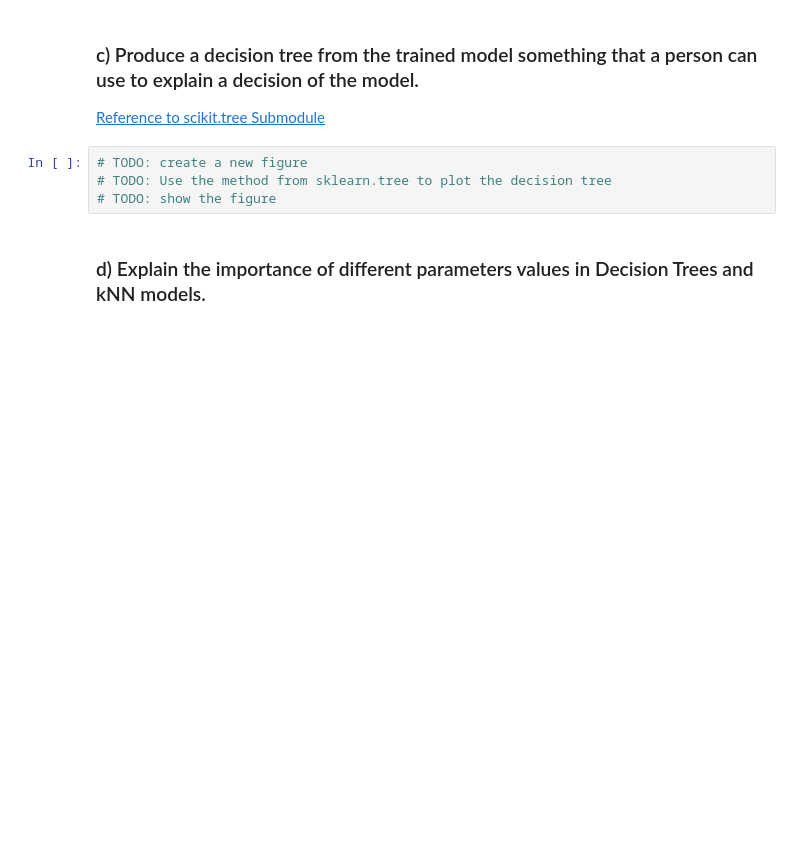
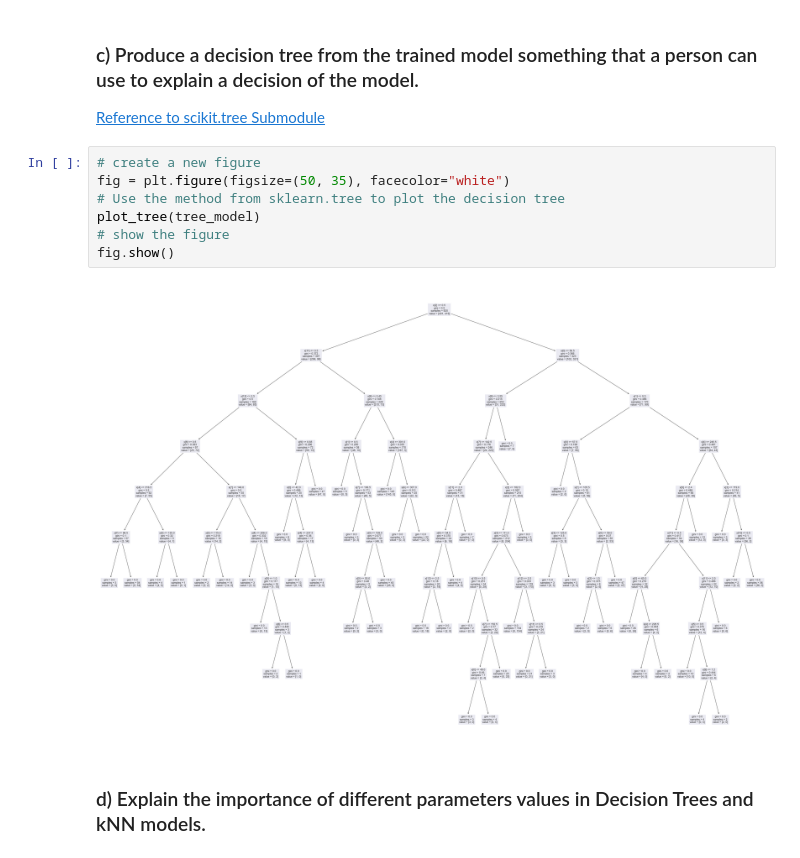
Before and after one commit to Policooo/XAI_Labs, a Jupyter notebook: XAI - Lab Exercises - Starter Code.ipynb, the cells around one changed output. Cells and saved outputs as stored; diff of their text form; blank space fills up the shorter version.

```diff
--- a/XAI - Lab Exercises - Starter Code.ipynb
+++ b/XAI - Lab Exercises - Starter Code.ipynb
@@ -257,9 +257,14 @@ In a logistic regression model, the coefficients are used to model the log-odds
 
 [Reference to scikit.tree Submodule](https://scikit-learn.org/stable/modules/classes.html#module-sklearn.tree)
 # %%
-# TODO: create a new figure
-# TODO: Use the method from sklearn.tree to plot the decision tree
-# TODO: show the figure
+# create a new figure
+fig = plt.figure(figsize=(50, 35), facecolor="white")
+# Use the method from sklearn.tree to plot the decision tree
+plot_tree(tree_model)
+# show the figure
+fig.show()
+# %% [output]
+[figure, added]
 # %% [markdown]
 ### d) Explain the importance of different parameters values in Decision Trees and kNN models.
 # %% [markdown]
```
Also changed, not shown: parts of 2 cells of this notebook.
